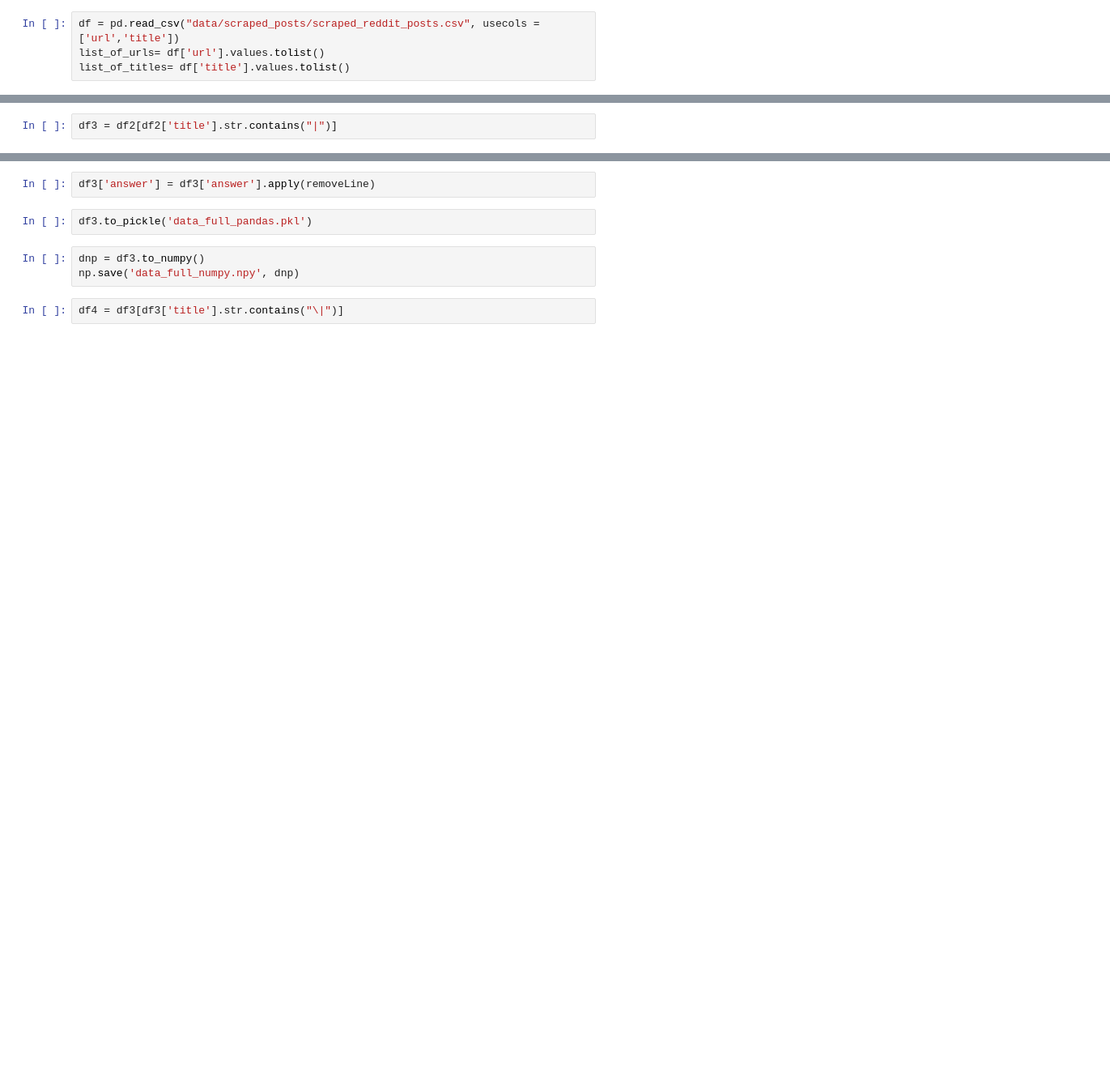
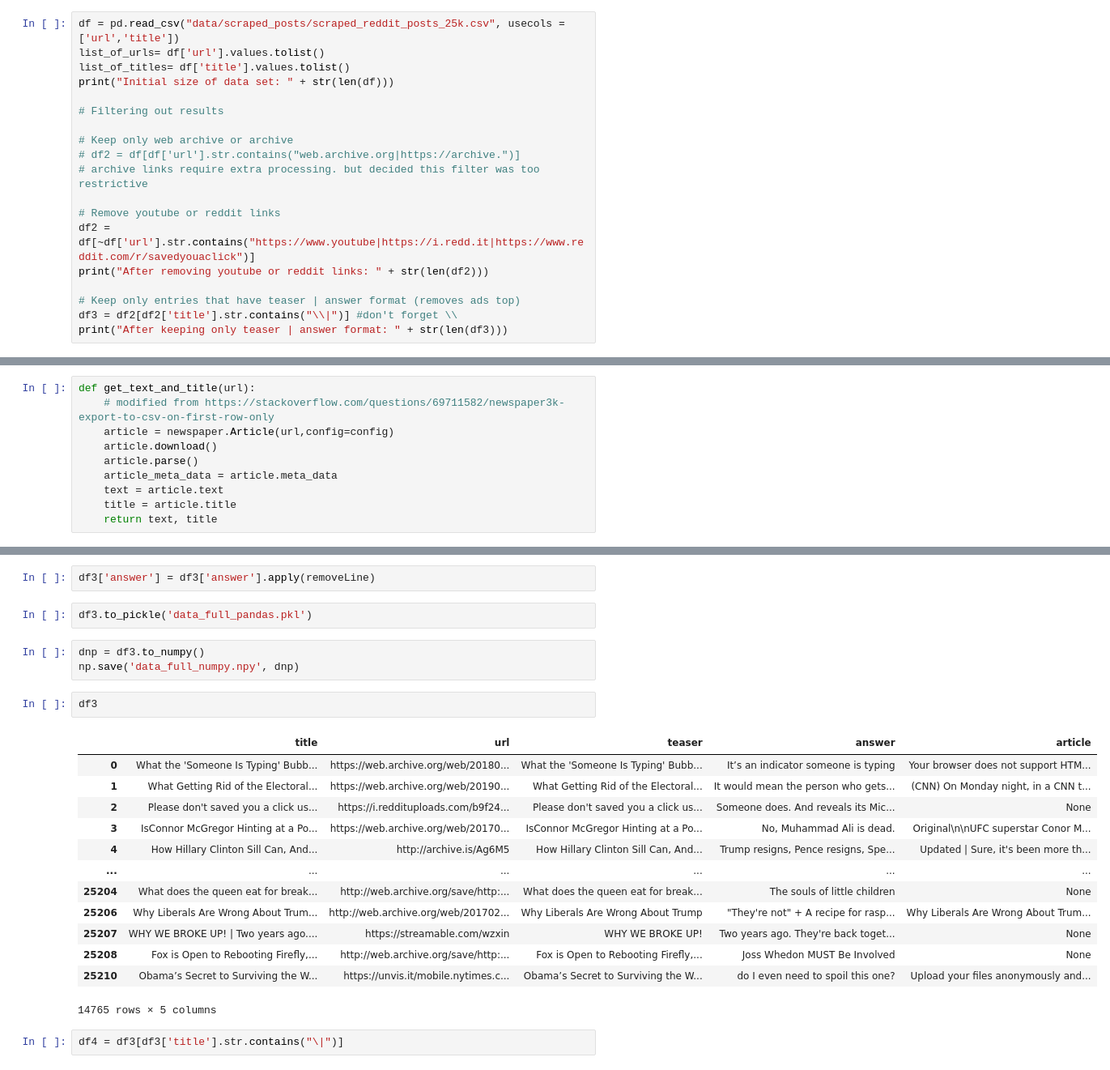
Before and after one commit to janetzhong/Saved-You-A-Click-CS224N, a Jupyter notebook: clean_data_and_get_articles.ipynb, the cells around one changed output, grey strips where cells are left out. Shown at 81% size. Cells and saved outputs as stored; diff of their text form; blank space fills up the shorter version.

Commit message:
scraped articles for 25k scraped reddit dataset

```diff
--- a/clean_data_and_get_articles.ipynb
+++ b/clean_data_and_get_articles.ipynb
@@ -21,6 +49,21 @@ def removeLine(x):
 def similar(a, b):
     return SequenceMatcher(None, a, b).ratio()
 # %%
-df = pd.read_csv("data/scraped_posts/scraped_reddit_posts.csv", usecols = ['url','title'])
+df = pd.read_csv("data/scraped_posts/scraped_reddit_posts_25k.csv", usecols = ['url','title'])
 list_of_urls= df['url'].values.tolist()
 list_of_titles= df['title'].values.tolist()
+print("Initial size of data set: " + str(len(df)))
+
+# Filtering out results
+
+# Keep only web archive or archive
+# df2 = df[df['url'].str.contains("web.archive.org|https://archive.")]
+# archive links require extra processing. but decided this filter was too restrictive
+
+# Remove youtube or reddit links
+df2 = df[~df['url'].str.contains("https://www.youtube|https://i.redd.it|https://www.reddit.com/r/savedyouaclick")]
+print("After removing youtube or reddit links: " + str(len(df2)))
+
+# Keep only entries that have teaser | answer format (removes ads top)
+df3 = df2[df2['title'].str.contains("\\|")] #don't forget \\
+print("After keeping only teaser | answer format: " + str(len(df3)))
@@ -29,2 +73,0 @@ df2 = df[df['url'].str.contains("web.archive.org|https://archive.")]
-# %%
-df3 = df2[df2['title'].str.contains("|")]
@@ -39,3 +88,13 @@ config.request_timeout = 10
+# %%
+def get_text_and_title(url):
+    # modified from https://stackoverflow.com/questions/69711582/newspaper3k-export-to-csv-on-first-row-only
+    article = newspaper.Article(url,config=config)
+    article.download()
+    article.parse()
+    article_meta_data = article.meta_data
+    text = article.text
+    title = article.title
+    return text, title
 # %%
 list_of_urls= df3['url'].values.tolist()
 list_of_teasers= df3['teaser'].values.tolist()
@@ -119,5 +354,21 @@ df3.to_pickle('data_full_pandas.pkl')
 # %%
 dnp = df3.to_numpy()
 np.save('data_full_numpy.npy', dnp)
+# %%
+df3
+# %% [output]
+|  | title | url | teaser | answer | article |
+| 0 | What the 'Someone Is Typing' Bubb... | https://web.archive.org/web/20180... | What the 'Someone Is Typing' Bubb... | It’s an indicator someone is typing | Your browser does not support HTM... |
+| 1 | What Getting Rid of the Electoral... | https://web.archive.org/web/20190... | What Getting Rid of the Electoral... | It would mean the person who gets... | (CNN) On Monday night, in a CNN t... |
+| 2 | Please don't saved you a click us... | https://i.reddituploads.com/b9f24... | Please don't saved you a click us... | Someone does. And reveals its Mic... | None |
+| 3 | IsConnor McGregor Hinting at a Po... | https://web.archive.org/web/20170... | IsConnor McGregor Hinting at a Po... | No, Muhammad Ali is dead. | Original\n\nUFC superstar Conor M... |
+| 4 | How Hillary Clinton Sill Can, And... | http://archive.is/Ag6M5 | How Hillary Clinton Sill Can, And... | Trump resigns, Pence resigns, Spe... | Updated | Sure, it's been more th... |
+| ... | ... | ... | ... | ... | ... |
+| 25204 | What does the queen eat for break... | http://web.archive.org/save/http:... | What does the queen eat for break... | The souls of little children | None |
+| 25206 | Why Liberals Are Wrong About Trum... | http://web.archive.org/web/201702... | Why Liberals Are Wrong About Trump | "They're not" + A recipe for rasp... | Why Liberals Are Wrong About Trum... |
+| 25207 | WHY WE BROKE UP! | Two years ago.... | https://streamable.com/wzxin | WHY WE BROKE UP! | Two years ago. They're back toget... | None |
+| 25208 | Fox is Open to Rebooting Firefly,... | http://web.archive.org/save/http:... | Fox is Open to Rebooting Firefly,... | Joss Whedon MUST Be Involved | None |
+| 25210 | Obama’s Secret to Surviving the W... | https://unvis.it/mobile.nytimes.c... | Obama’s Secret to Surviving the W... | do I even need to spoil this one? | Upload your files anonymously and... |
+14765 rows × 5 columns
 # %%
 df4 = df3[df3['title'].str.contains("\|")]
```
Also changed, not shown: parts of 12 cells of this notebook, 2 other files.
